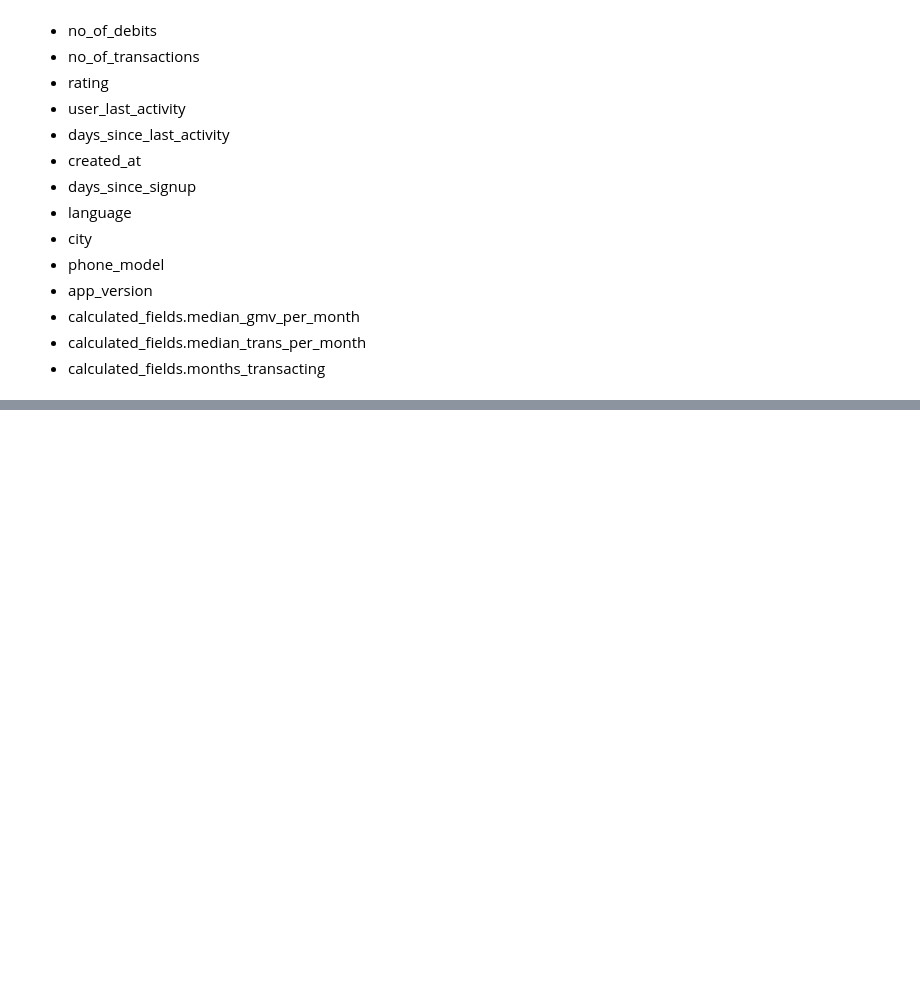
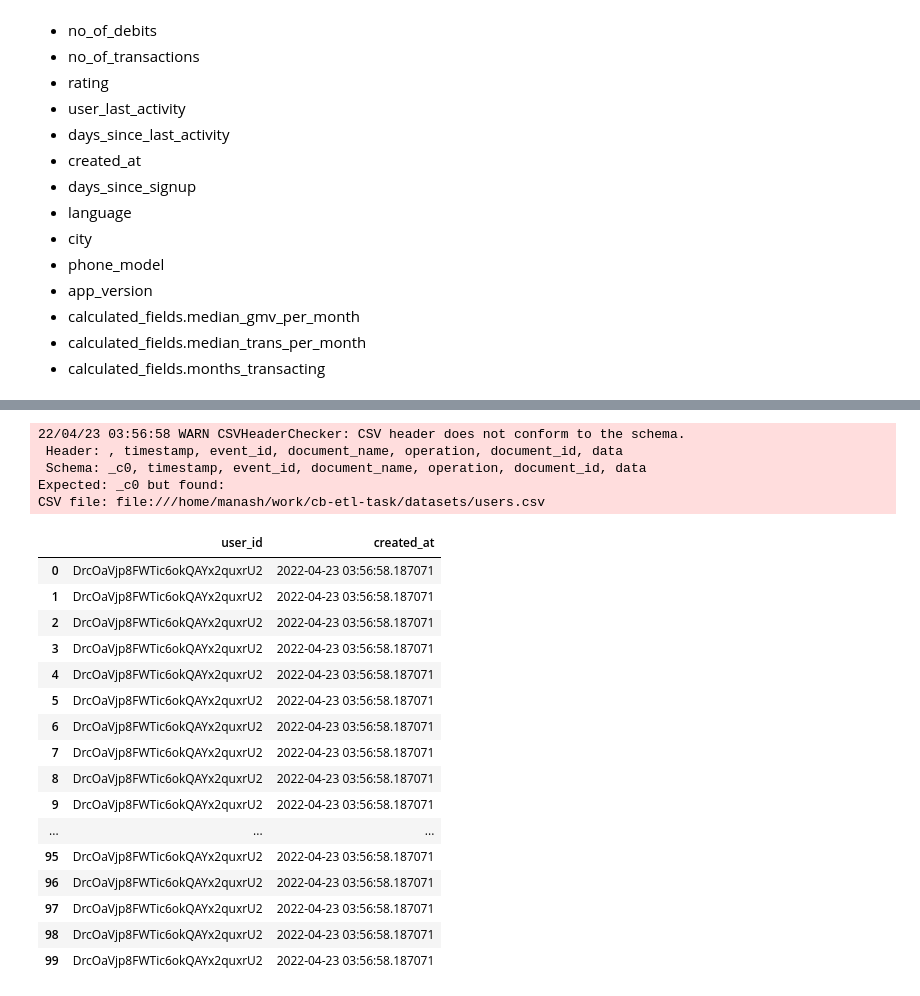
Before and after one commit to manashmandal/cb-etl-task, a Jupyter notebook: notebooks/Playground.ipynb, the cells around one changed output, grey strips where cells are left out. Cells and saved outputs as stored; diff of their text form; code cells hidden in the pictures; blank space fills up the shorter version.

```diff
--- a/notebooks/Playground.ipynb
+++ b/notebooks/Playground.ipynb
@@ -438,0 +584,25 @@ only showing top 20 rows
+# %%
+created_at.limit(100).toPandas().head(100)
+# %% [output]
+22/04/23 03:56:58 WARN CSVHeaderChecker: CSV header does not conform to the schema.
+ Header: , timestamp, event_id, document_name, operation, document_id, data
+ Schema: _c0, timestamp, event_id, document_name, operation, document_id, data
+Expected: _c0 but found:
+CSV file: file:///home/manash/work/cb-etl-task/datasets/users.csv
+|  | user_id | created_at |
+| 0 | DrcOaVjp8FWTic6okQAYx2quxrU2 | 2022-04-23 03:56:58.187071 |
+| 1 | DrcOaVjp8FWTic6okQAYx2quxrU2 | 2022-04-23 03:56:58.187071 |
+| 2 | DrcOaVjp8FWTic6okQAYx2quxrU2 | 2022-04-23 03:56:58.187071 |
+| 3 | DrcOaVjp8FWTic6okQAYx2quxrU2 | 2022-04-23 03:56:58.187071 |
+| 4 | DrcOaVjp8FWTic6okQAYx2quxrU2 | 2022-04-23 03:56:58.187071 |
+| 5 | DrcOaVjp8FWTic6okQAYx2quxrU2 | 2022-04-23 03:56:58.187071 |
+| 6 | DrcOaVjp8FWTic6okQAYx2quxrU2 | 2022-04-23 03:56:58.187071 |
+| 7 | DrcOaVjp8FWTic6okQAYx2quxrU2 | 2022-04-23 03:56:58.187071 |
+| 8 | DrcOaVjp8FWTic6okQAYx2quxrU2 | 2022-04-23 03:56:58.187071 |
+| 9 | DrcOaVjp8FWTic6okQAYx2quxrU2 | 2022-04-23 03:56:58.187071 |
+| ... | ... | ... |
+| 95 | DrcOaVjp8FWTic6okQAYx2quxrU2 | 2022-04-23 03:56:58.187071 |
+| 96 | DrcOaVjp8FWTic6okQAYx2quxrU2 | 2022-04-23 03:56:58.187071 |
+| 97 | DrcOaVjp8FWTic6okQAYx2quxrU2 | 2022-04-23 03:56:58.187071 |
+| 98 | DrcOaVjp8FWTic6okQAYx2quxrU2 | 2022-04-23 03:56:58.187071 |
+| 99 | DrcOaVjp8FWTic6okQAYx2quxrU2 | 2022-04-23 03:56:58.187071 |
```
Also changed, not shown: parts of 28 cells of this notebook, 21 other files.
